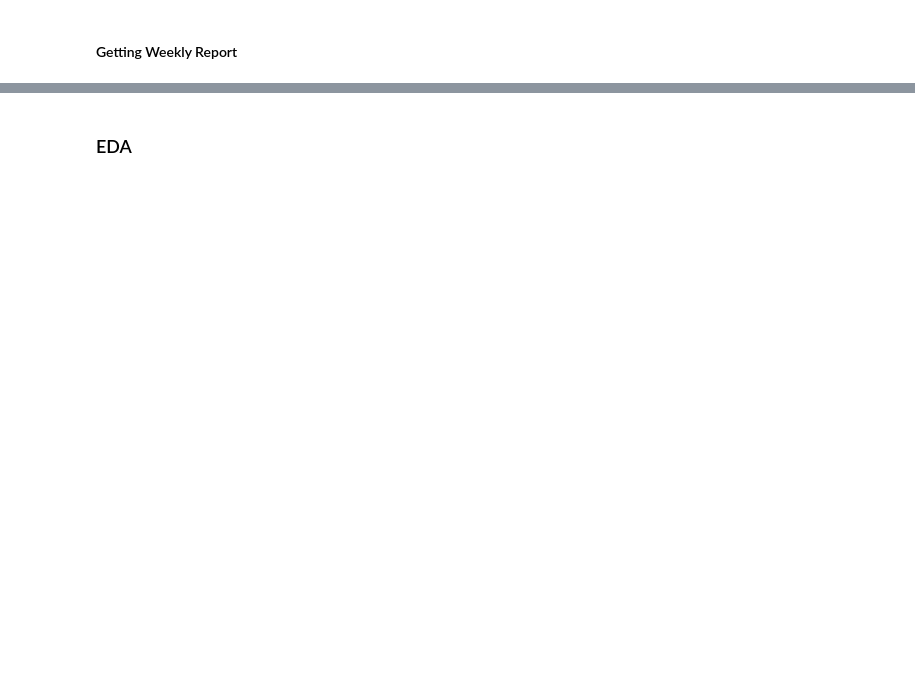
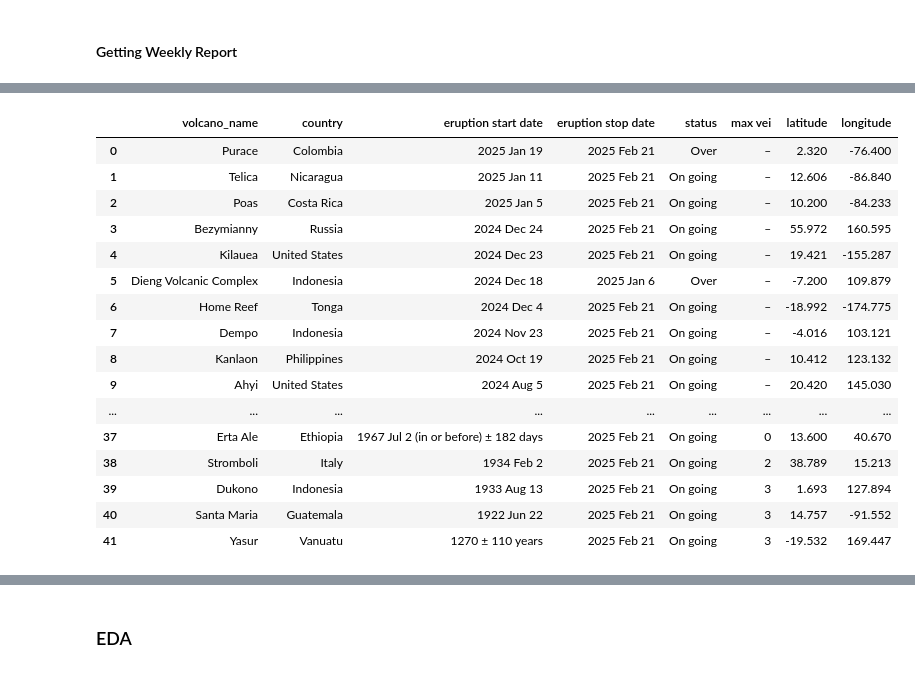
Before and after one commit to veronicadeleonh/earthquakes-volcanoes, a Jupyter notebook: dev-notebooks/volcano-cleaning.ipynb, the cells around one changed output, grey strips where cells are left out. Cells and saved outputs as stored; diff of their text form; code cells hidden in the pictures; blank space fills up the shorter version.

```diff
--- a/dev-notebooks/volcano-cleaning.ipynb
+++ b/dev-notebooks/volcano-cleaning.ipynb
@@ -604,0 +641,21 @@ eruptions_and_types
+# %%
+yearly_report = pd.merge(yearly_report, eruptions[['volcano_name', "latitude", "longitude"]], on='volcano_name', how='inner').drop_duplicates().reset_index(drop=True)
+yearly_report
+# %% [output]
+|  | volcano_name | country | eruption start date | eruption stop date | status | max vei | latitude | longitude |
+| 0 | Purace | Colombia | 2025 Jan 19 | 2025 Feb 21 | Over | – | 2.320 | -76.400 |
+| 1 | Telica | Nicaragua | 2025 Jan 11 | 2025 Feb 21 | On going | – | 12.606 | -86.840 |
+| 2 | Poas | Costa Rica | 2025 Jan 5 | 2025 Feb 21 | On going | – | 10.200 | -84.233 |
+| 3 | Bezymianny | Russia | 2024 Dec 24 | 2025 Feb 21 | On going | – | 55.972 | 160.595 |
+| 4 | Kilauea | United States | 2024 Dec 23 | 2025 Feb 21 | On going | – | 19.421 | -155.287 |
+| 5 | Dieng Volcanic Complex | Indonesia | 2024 Dec 18 | 2025 Jan 6 | Over | – | -7.200 | 109.879 |
+| 6 | Home Reef | Tonga | 2024 Dec 4 | 2025 Feb 21 | On going | – | -18.992 | -174.775 |
+| 7 | Dempo | Indonesia | 2024 Nov 23 | 2025 Feb 21 | On going | – | -4.016 | 103.121 |
+| 8 | Kanlaon | Philippines | 2024 Oct 19 | 2025 Feb 21 | On going | – | 10.412 | 123.132 |
+| 9 | Ahyi | United States | 2024 Aug 5 | 2025 Feb 21 | On going | – | 20.420 | 145.030 |
+| ... | ... | ... | ... | ... | ... | ... | ... | ... |
+| 37 | Erta Ale | Ethiopia | 1967 Jul 2 (in or before) ± 182 days | 2025 Feb 21 | On going | 0 | 13.600 | 40.670 |
+| 38 | Stromboli | Italy | 1934 Feb 2 | 2025 Feb 21 | On going | 2 | 38.789 | 15.213 |
+| 39 | Dukono | Indonesia | 1933 Aug 13 | 2025 Feb 21 | On going | 3 | 1.693 | 127.894 |
+| 40 | Santa Maria | Guatemala | 1922 Jun 22 | 2025 Feb 21 | On going | 3 | 14.757 | -91.552 |
+| 41 | Yasur | Vanuatu | 1270 ± 110 years | 2025 Feb 21 | On going | 3 | -19.532 | 169.447 |
```
Also changed, not shown: parts of 19 cells of this notebook, 4 other files.
